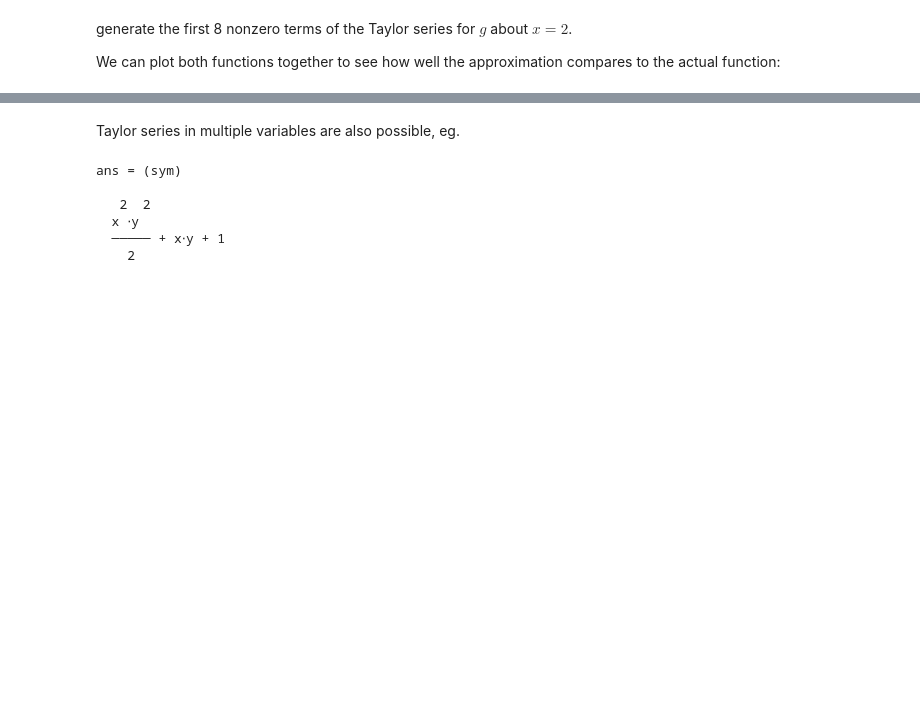
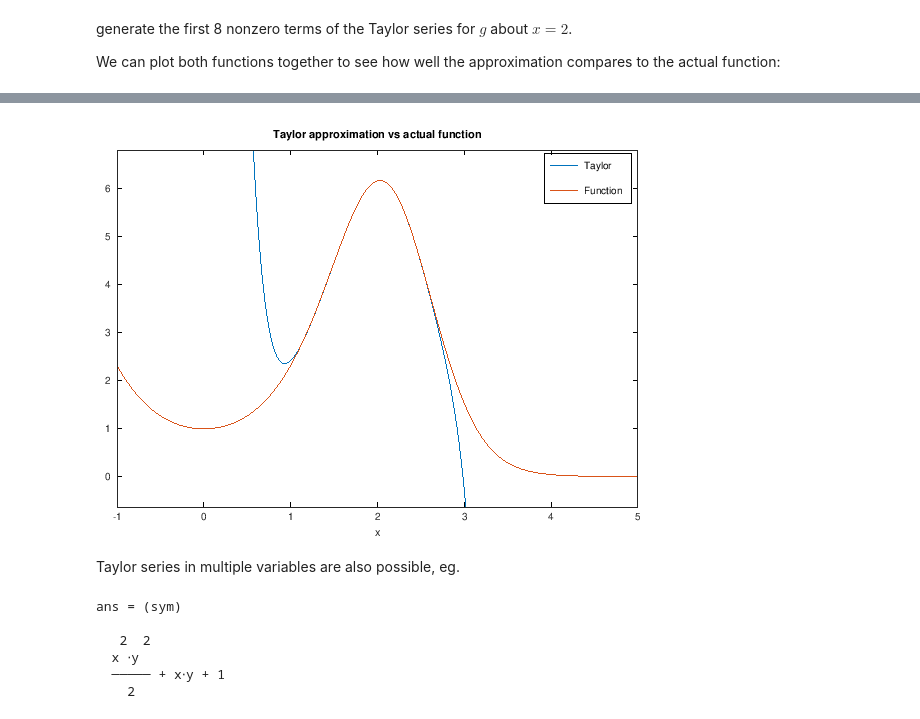
Before and after one commit to BenLauwens/ES115, a Jupyter notebook: Lectures/Lecture 7. Symbolic calculus.ipynb, the cells around one changed output, grey strips where cells are left out. Saved outputs shown, nothing was run; the diff lists cells and outputs as text; code cells hidden in the pictures; blank space fills up the shorter version.

```diff
--- a/Lectures/Lecture 7. Symbolic calculus.ipynb
+++ b/Lectures/Lecture 7. Symbolic calculus.ipynb
@@ -665,9 +667,9 @@ generate the first 8 nonzero terms of the Taylor series for $g$ about $x=2$.
 
 We can plot both functions together to see how well the approximation compares to the actual function:
 # %%
-ezplot(t, [1, 3]);
+ezplot(t, [-1, 5]);
 hold on
-ezplot(g, [1, 3]);
+ezplot(g, [-1, 5]);
 title('Taylor approximation vs actual function');
 legend('Taylor', 'Function');
 # %% [output]
@@ -675,3 +676,4 @@ legend('Taylor', 'Function');
+[figure, added]
 # %% [markdown]
 Taylor series in multiple variables are also possible, eg.
 # %%
```
Also changed, not shown: parts of 19 cells of this notebook, 1 other file.
